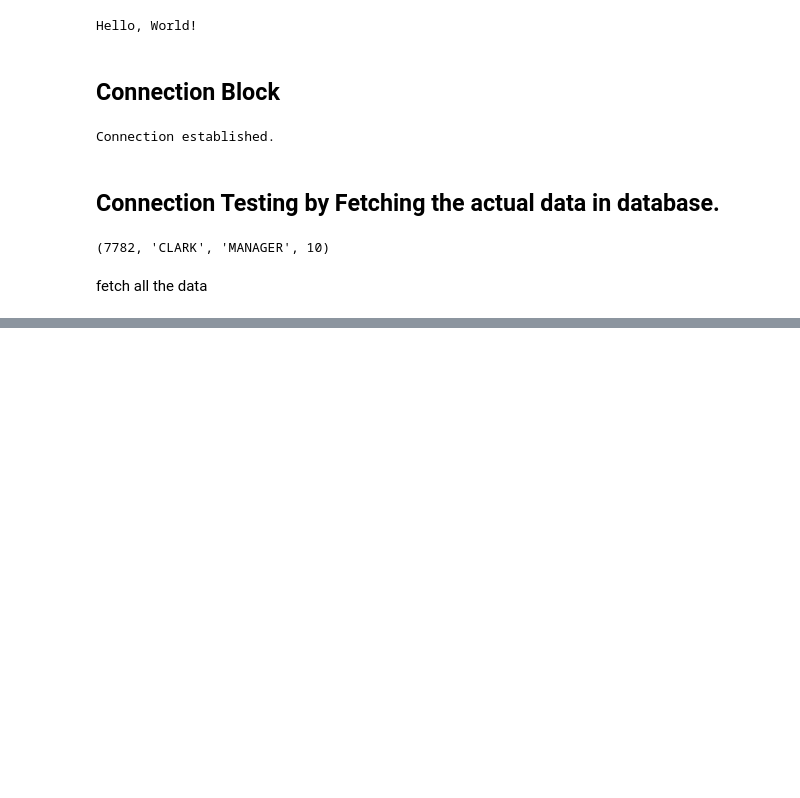
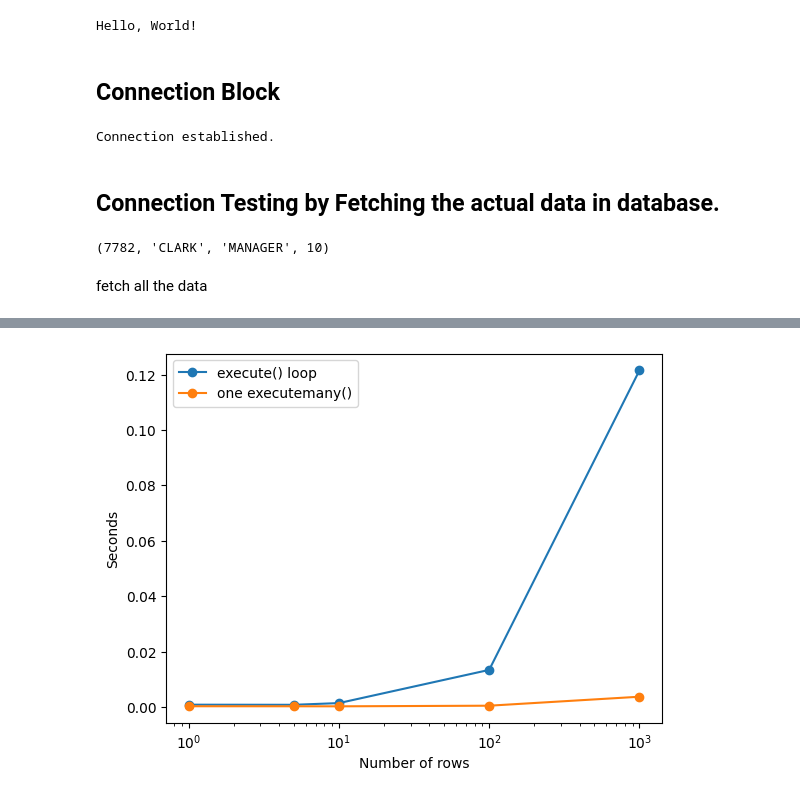
Before and after one commit to v0idgy/python-oracledb, a Jupyter notebook: samples/notebooks/basic-queries.ipynb, the cells around one changed output, grey strips where cells are left out. Saved outputs shown, nothing was run; the diff lists cells and outputs as text; code cells hidden in the pictures; blank space fills up the shorter version.

```diff
--- a/samples/notebooks/basic-queries.ipynb
+++ b/samples/notebooks/basic-queries.ipynb
@@ -33,11 +33,11 @@ for row in cursor.execute("select * from employees"):
 fetch all the data
 # %%
 with connection.cursor() as cursor:
-    cursor.execute("select * from employees")
+    cursor.execute("select * from users")
     row_one = cursor.fetchone()
     rows = cursor.fetchall()
-    # for r in rows:
-    #     print(r)
-    for x in row_one:
-        print(x)
+    for r in rows:
+        print(r)
+    # for x in row_one:
+    #     print(x)
 # %% [output]
@@ -47,0 +143,69 @@ MANAGER
+# %%
+import matplotlib.pyplot as plt
+import time
+
+cursor = connection.cursor()
+cursor.execute("truncate table mytab")
+
+# Row counts to test inserting
+numrows = (1, 5, 10, 100, 1000)
+
+longstring = "x" * 1000
+
+def create_data(n):
+    d = []
+    for i in range(n):
+        d.append((i, longstring))
+    return d
+
+ex = []  # seconds for execute() loop
+em = []  # seconds for executemany()
+
+for n in numrows:
+
+    rows = create_data(n)
+
+    ############################################################
+    #
+    # Loop over each row
+    #
+
+    start=time.time()
+
+    for r in rows:
+        cursor.execute("insert into mytab(id, data) values (:1, :2)", r)          # <==== Loop over execute()
+
+    elapsed = time.time() - start
+    ex.append(elapsed)
+
+    r, = cursor.execute("select count(*) from mytab").fetchone()
+    print("execute() loop {:6d} rows in {:06.4f} seconds".format(r, elapsed))
+    connection.rollback()
+
+    #############################################################
+    #
+    # Insert all rows in one call
+    #
+
+    start = time.time()
+
+    cursor.executemany("insert into mytab(id, data) values (:1, :2)", rows)       # <==== One executemany()
+
+    elapsed = time.time() - start
+    em.append(elapsed)
+
+    r, = cursor.execute("select count(*) from mytab").fetchone()
+    print("executemany()  {:6d} rows in {:06.4f} seconds".format(r, elapsed))
+    connection.rollback()
+
+
+print("Plot is:")
+plt.xticks(numrows)
+plt.plot(numrows, ex, label="execute() loop", marker="o")
+plt.plot(numrows, em, label="one executemany()", marker="o")
+plt.xscale("log")
+plt.xlabel('Number of rows')
+plt.ylabel('Seconds')
+plt.legend(loc="upper left")
+plt.show()
+# %% [output]
@@ -47,0 +223 @@ MANAGER
+[figure, added]
```
Also changed, not shown: parts of 10 cells of this notebook, 1 other file.
